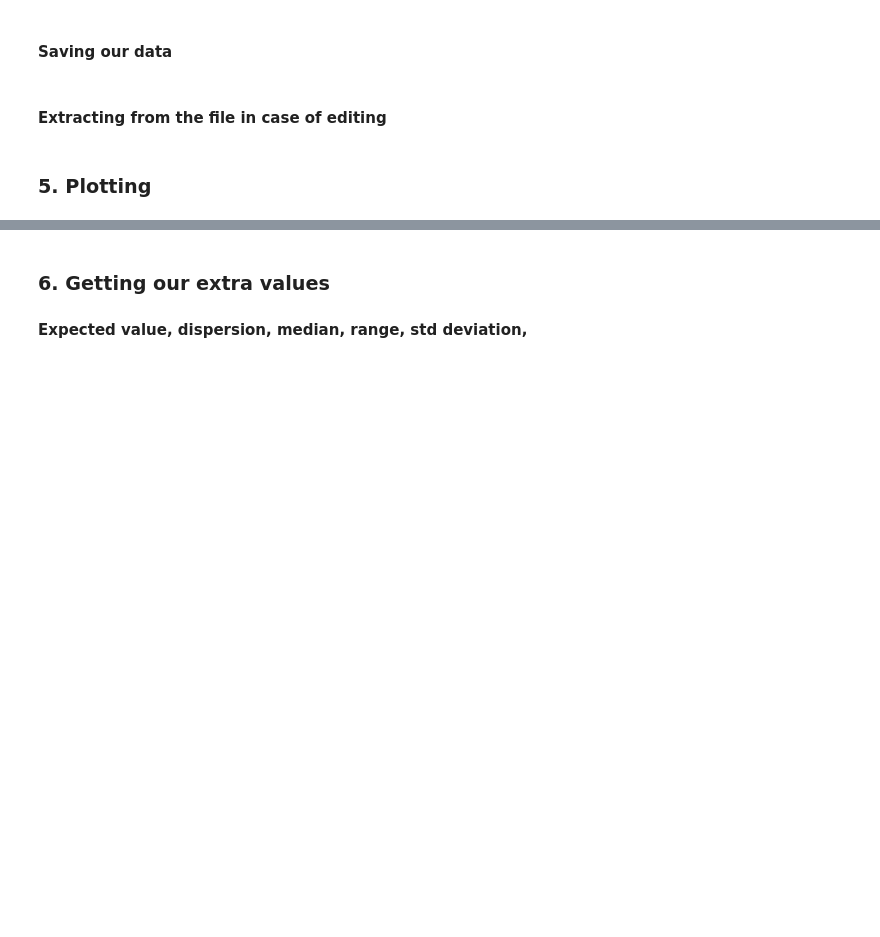
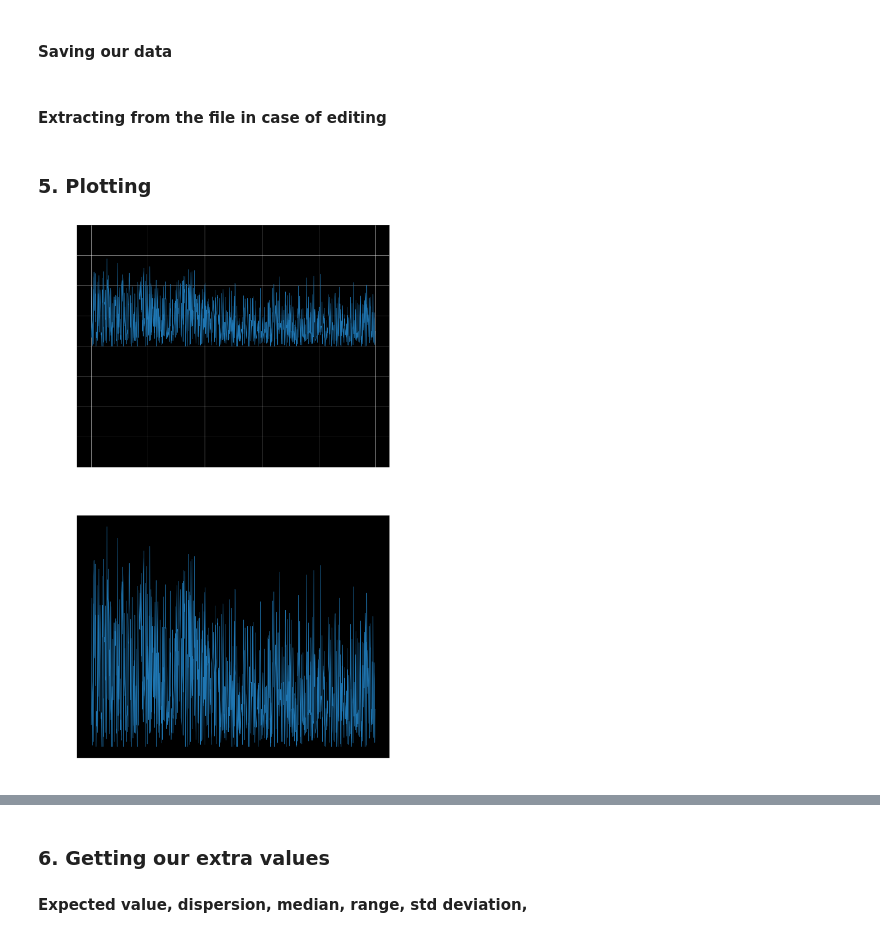
Before and after one commit to kirastain/SPO-5sem, a Jupyter notebook: lab5/Fee_calculation_alt.ipynb, the cells around one changed output, grey strips where cells are left out. Cells and saved outputs as stored; diff of their text form; code cells hidden in the pictures; blank space fills up the shorter version.

```diff
--- a/lab5/Fee_calculation_alt.ipynb
+++ b/lab5/Fee_calculation_alt.ipynb
@@ -153,27 +153,30 @@ data
 # %%
 fig = plt.figure(figsize=(20,35))
 plt.rcParams.update({'font.size': 30})
 
 fig1 = fig.add_subplot(211)
 fig1.set_facecolor('black')
 fig1.tick_params(colors='white')
-fig1.plot(gas_data.number, gas_data.percent)
+fig1.plot(gas_data_alt.number, gas_data_alt.percent)
 plt.grid(color='white')
 fig1.set_xlabel('Block number', )
 fig1.set_ylabel('Fee percentage')
+plt.ylim(-1, 1)
 fig1.xaxis.label.set_color('white')
 fig1.yaxis.label.set_color('white')
 
 fig2 = fig.add_subplot(212)
 fig2.set_facecolor('black')
 fig2.tick_params(colors='white')
-fig2.plot(gas_data.number, gas_data.block_fee)
+fig2.plot(gas_data_alt.number, gas_data_alt.block_fee)
 fig2.set_xlabel('Block number', )
 fig2.set_ylabel('Fee')
 fig2.xaxis.label.set_color('white')
 fig2.yaxis.label.set_color('white')
 
 plt.show()
+# %% [output]
+[figure, added]
 # %%
 fig = plt.figure(figsize=(20,35))
 plt.rcParams.update({'font.size': 30})
```
Also changed, not shown: parts of 3 cells of this notebook.
